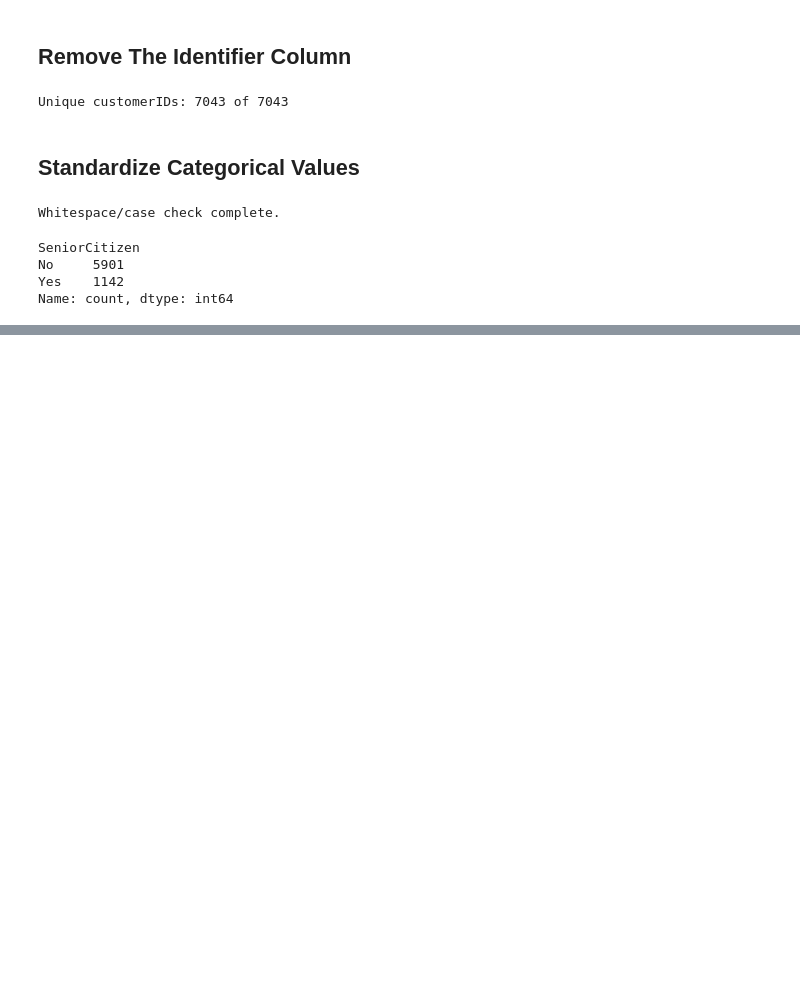
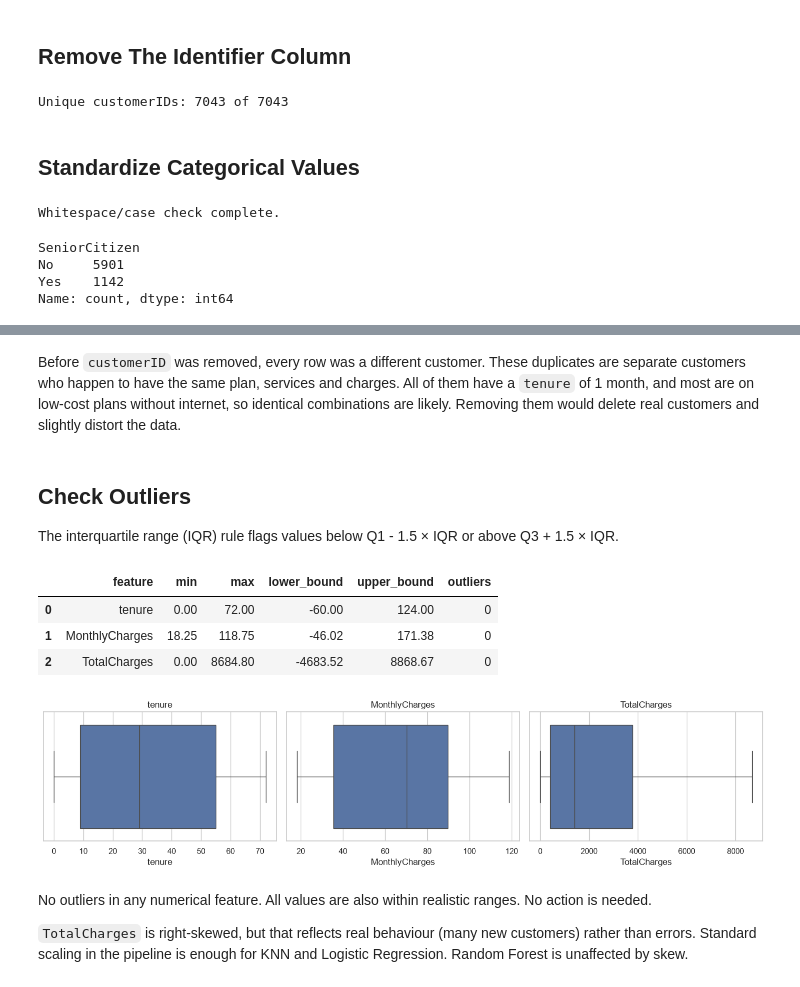
Before and after one commit to Ranuth-Nanvidu/CM2604-Machine-Learning-CW, a Jupyter notebook: notebooks/02_preprocessing.ipynb, the cells around one changed output, grey strips where cells are left out. Saved outputs shown, nothing was run; the diff lists cells and outputs as text; code cells hidden in the pictures; blank space fills up the shorter version.

Commit message:
Finished The Data Pre Processing For Training And Testing The Models

```diff
--- a/notebooks/02_preprocessing.ipynb
+++ b/notebooks/02_preprocessing.ipynb
@@ -114,0 +135,36 @@ Name: count, dtype: int64
+# %% [markdown]
+Before `customerID` was removed, every row was a different customer. These duplicates are separate customers who happen to have the same plan, services and charges. All of them have a `tenure` of 1 month, and most are on low-cost plans without internet, so identical combinations are likely. Removing them would delete real customers and slightly distort the data.
+# %% [markdown]
+## Check Outliers
+The interquartile range (IQR) rule flags values below Q1 - 1.5 × IQR or above Q3 + 1.5 × IQR.
+# %%
+num_cols = ["tenure", "MonthlyCharges", "TotalCharges"]
+
+rows = []
+for col in num_cols:
+    q1, q3 = df[col].quantile([0.25, 0.75])
+    iqr = q3 - q1
+    low = q1 - 1.5 * iqr
+    high = q3 + 1.5 * iqr
+    n_out = ((df[col] < low) | (df[col] > high)).sum()
+    rows.append({"feature": col, "min": df[col].min(), "max": df[col].max(),
+                 "lower_bound": round(low, 2), "upper_bound": round(high, 2), "outliers": n_out})
+pd.DataFrame(rows)
+# %% [output]
+|  | feature | min | max | lower_bound | upper_bound | outliers |
+| 0 | tenure | 0.00 | 72.00 | -60.00 | 124.00 | 0 |
+| 1 | MonthlyCharges | 18.25 | 118.75 | -46.02 | 171.38 | 0 |
+| 2 | TotalCharges | 0.00 | 8684.80 | -4683.52 | 8868.67 | 0 |
+# %%
+fig, axes = plt.subplots(1, 3, figsize=(14, 3.5))
+for ax, col in zip(axes, num_cols):
+    sns.boxplot(x=df[col], ax=ax, color="#4C72B0")
+    ax.set_title(col)
+plt.tight_layout()
+plt.show()
+# %% [output]
+[figure, added]
+# %% [markdown]
+No outliers in any numerical feature. All values are also within realistic ranges. No action is needed.
+
+`TotalCharges` is right-skewed, but that reflects real behaviour (many new customers) rather than errors. Standard scaling in the pipeline is enough for KNN and Logistic Regression. Random Forest is unaffected by skew.
```
Also changed, not shown: parts of 21 cells of this notebook, 3 other files.
